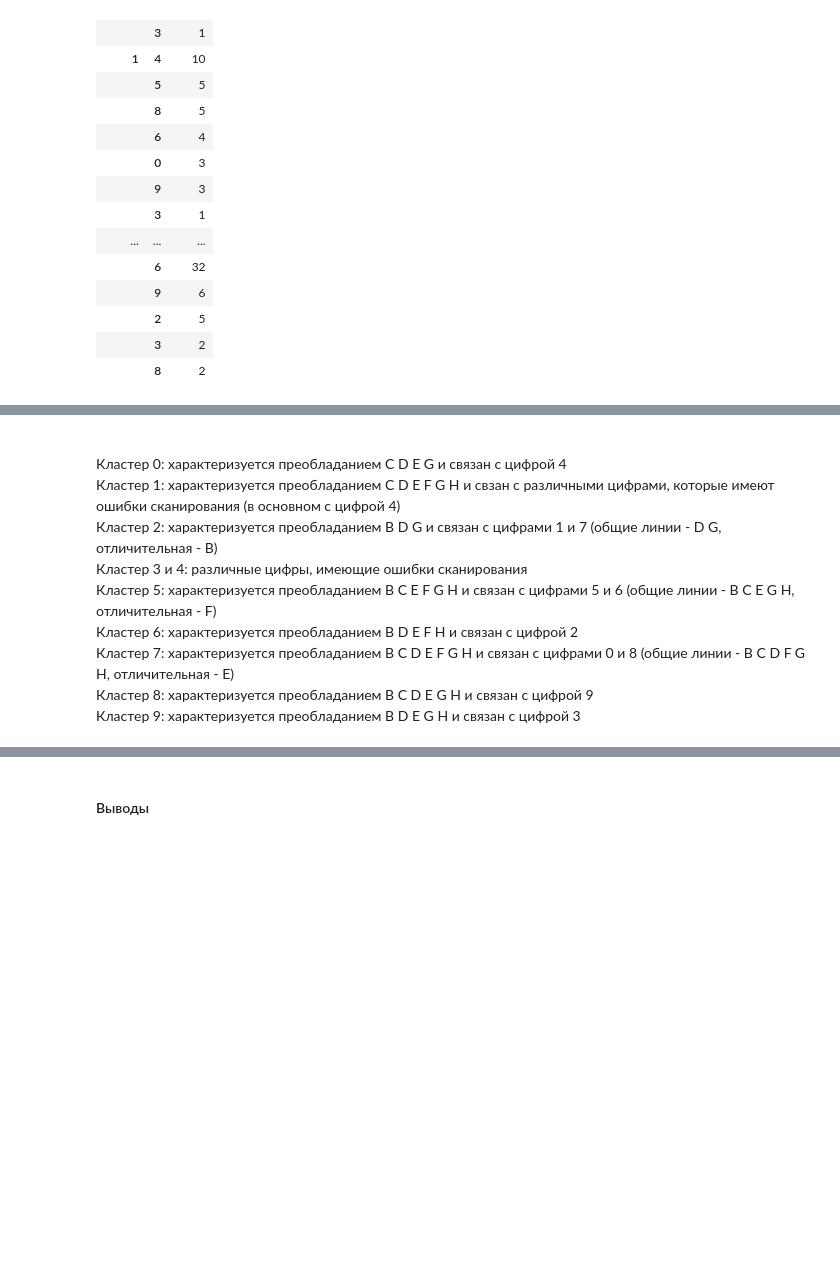
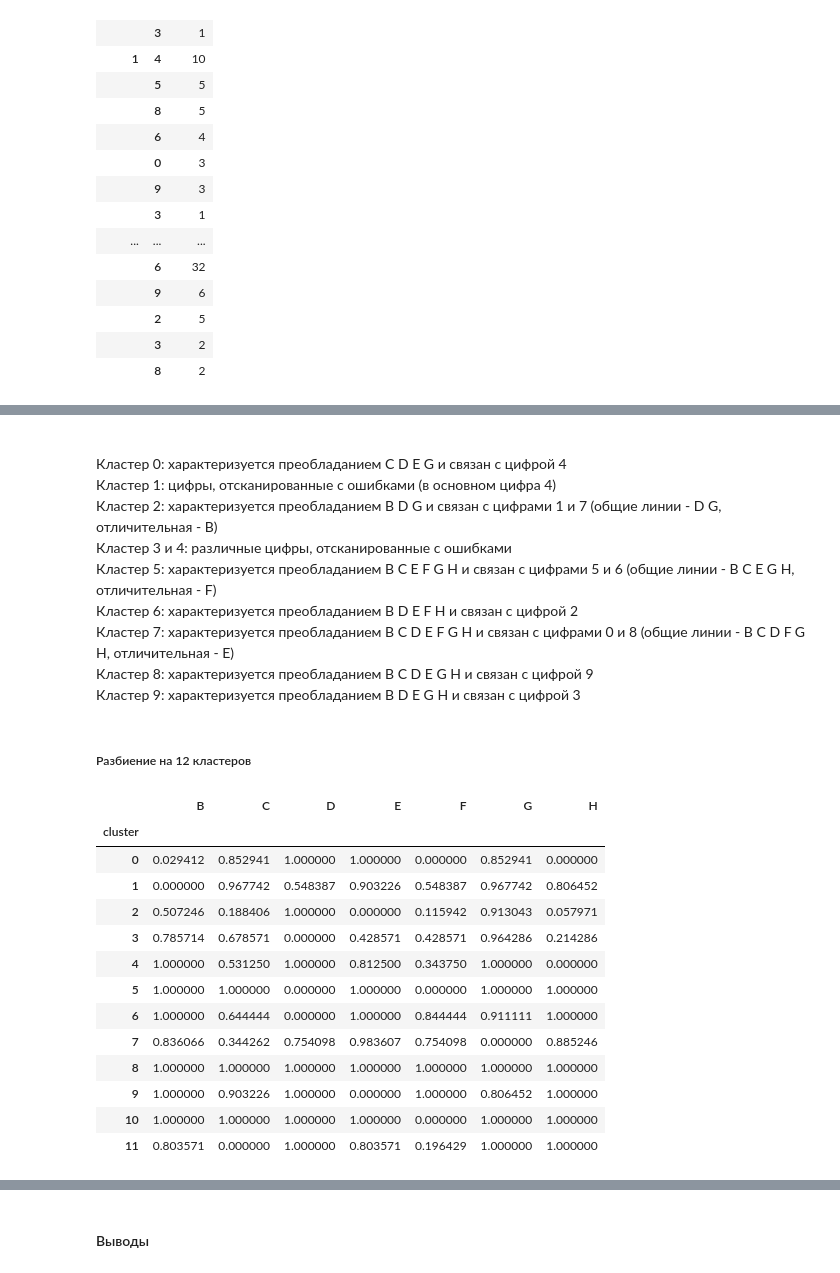
Before and after one commit to AnnaBaiborodova/ITMO_Data_Analysis, a Jupyter notebook: lab1/Hierarchical_Clastering.ipynb, the cells around one changed output, grey strips where cells are left out. Cells and saved outputs as stored; diff of their text form; code cells hidden in the pictures; blank space fills up the shorter version.

```diff
--- a/lab1/Hierarchical_Clastering.ipynb
+++ b/lab1/Hierarchical_Clastering.ipynb
@@ -348,10 +281,34 @@ df[df.cluster==1]
 # %% [markdown]
 <br> Кластер 0: характеризуется преобладанием C D E G и связан с цифрой 4
-<br> Кластер 1: характеризуется преобладанием C D E F G H и свзан с различными цифрами, которые имеют ошибки сканирования (в основном с цифрой 4)
+<br> Кластер 1: цифры, отсканированные с ошибками (в основном цифра 4)
 <br> Кластер 2: характеризуется преобладанием B D G и связан с цифрами 1 и 7 (общие линии - D G, отличительная - B)
-<br> Кластер 3 и 4: различные цифры, имеющие ошибки сканирования
+<br> Кластер 3 и 4: различные цифры, отсканированные с ошибками
 <br> Кластер 5: характеризуется преобладанием B C E F G H и связан с цифрами 5 и 6 (общие линии - B C E G H, отличительная - F)
 <br> Кластер 6: характеризуется преобладанием B D E F H и связан с цифрой 2
 <br> Кластер 7: характеризуется преобладанием B C D E F G H и связан с цифрами 0 и 8 (общие линии - B C D F G H, отличительная - E)
 <br> Кластер 8: характеризуется преобладанием B C D E G H и связан с цифрой 9
 <br> Кластер 9: характеризуется преобладанием B D E G H и связан с цифрой 3
+# %% [markdown]
+##### Разбиение на 12 кластеров
+# %%
+# Добавим в исходные данные столбец 'кластер'
+df['cluster'] = fcluster(link, 12, criterion = 'maxclust')
+df['cluster'] = df['cluster']-1
+
+# Выведем описательные статистики для каждого кластера
+df.groupby('cluster').mean().drop('A', axis=1)
+# %% [output]
+|  | B | C | D | E | F | G | H |
+| cluster |  |  |  |  |  |  |  |
+| 0 | 0.029412 | 0.852941 | 1.000000 | 1.000000 | 0.000000 | 0.852941 | 0.000000 |
+| 1 | 0.000000 | 0.967742 | 0.548387 | 0.903226 | 0.548387 | 0.967742 | 0.806452 |
+| 2 | 0.507246 | 0.188406 | 1.000000 | 0.000000 | 0.115942 | 0.913043 | 0.057971 |
+| 3 | 0.785714 | 0.678571 | 0.000000 | 0.428571 | 0.428571 | 0.964286 | 0.214286 |
+| 4 | 1.000000 | 0.531250 | 1.000000 | 0.812500 | 0.343750 | 1.000000 | 0.000000 |
+| 5 | 1.000000 | 1.000000 | 0.000000 | 1.000000 | 0.000000 | 1.000000 | 1.000000 |
+| 6 | 1.000000 | 0.644444 | 0.000000 | 1.000000 | 0.844444 | 0.911111 | 1.000000 |
+| 7 | 0.836066 | 0.344262 | 0.754098 | 0.983607 | 0.754098 | 0.000000 | 0.885246 |
+| 8 | 1.000000 | 1.000000 | 1.000000 | 1.000000 | 1.000000 | 1.000000 | 1.000000 |
+| 9 | 1.000000 | 0.903226 | 1.000000 | 0.000000 | 1.000000 | 0.806452 | 1.000000 |
+| 10 | 1.000000 | 1.000000 | 1.000000 | 1.000000 | 0.000000 | 1.000000 | 1.000000 |
+| 11 | 0.803571 | 0.000000 | 1.000000 | 0.803571 | 0.196429 | 1.000000 | 1.000000 |
```
Also changed, not shown: parts of 15 cells of this notebook.
